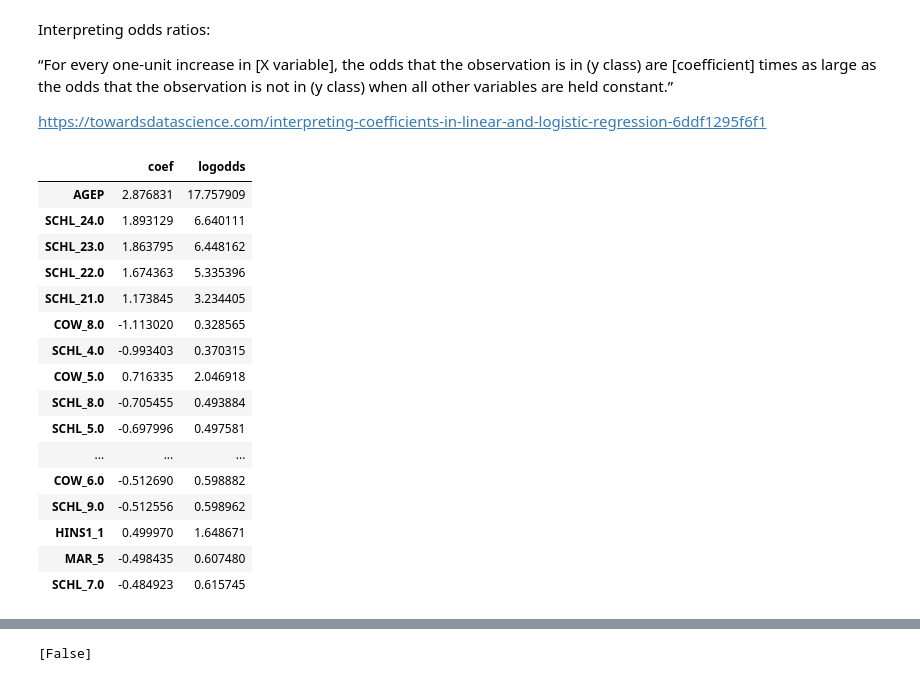
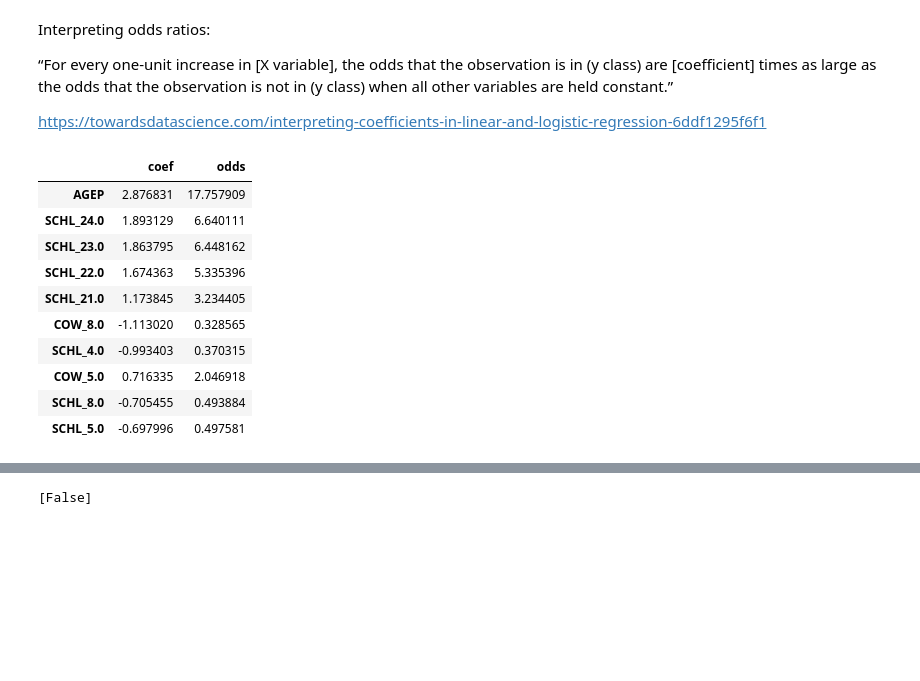
Before and after one commit to Xannadoo/Algorithmic_Fairness_Mandatories, a Jupyter notebook: Mandatory_1/afae24-assignment_sanna.ipynb, the cells around one changed output, grey strips where cells are left out. Cells and saved outputs as stored; diff of their text form; code cells hidden in the pictures; blank space fills up the shorter version.

```diff
--- a/Mandatory_1/afae24-assignment_sanna.ipynb
+++ b/Mandatory_1/afae24-assignment_sanna.ipynb
@@ -589,15 +589,15 @@ https://towardsdatascience.com/interpreting-coefficients-in-linear-and-logistic-
 # %%
 odds = pd.DataFrame(LRclf.coef_[0],
              X_train.columns,
              columns=['coef'])
 
-odds['logodds'] = np.exp(odds.coef)
+odds['odds'] = np.exp(odds.coef)
 odds['abs_odds'] = abs(odds.coef)
 odds = odds.sort_values(by='abs_odds', ascending=False).drop('abs_odds', axis=1)
 
-odds.head(20)
+odds.head(10)
 # %% [output]
-|  | coef | logodds |
+|  | coef | odds |
 | AGEP | 2.876831 | 17.757909 |
 | SCHL_24.0 | 1.893129 | 6.640111 |
 | SCHL_23.0 | 1.863795 | 6.448162 |
@@ -608,12 +608,6 @@ odds.head(20)
 | COW_5.0 | 0.716335 | 2.046918 |
 | SCHL_8.0 | -0.705455 | 0.493884 |
 | SCHL_5.0 | -0.697996 | 0.497581 |
-| ... | ... | ... |
-| COW_6.0 | -0.512690 | 0.598882 |
-| SCHL_9.0 | -0.512556 | 0.598962 |
-| HINS1_1 | 0.499970 | 1.648671 |
-| MAR_5 | -0.498435 | 0.607480 |
-| SCHL_7.0 | -0.484923 | 0.615745 |
 # %%
 probs = LRclf.predict_proba(X_test)[:,1]
 probs = pd.DataFrame(probs, columns=['probs'])
```
Also changed, not shown: parts of 7 cells of this notebook.
